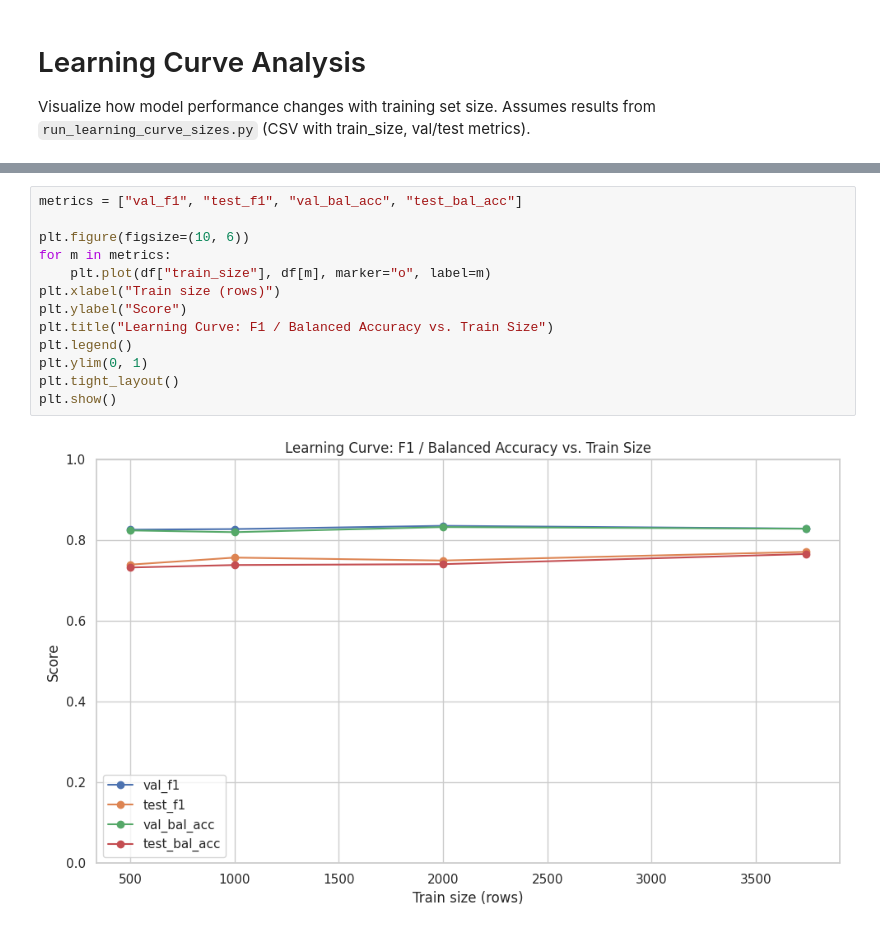
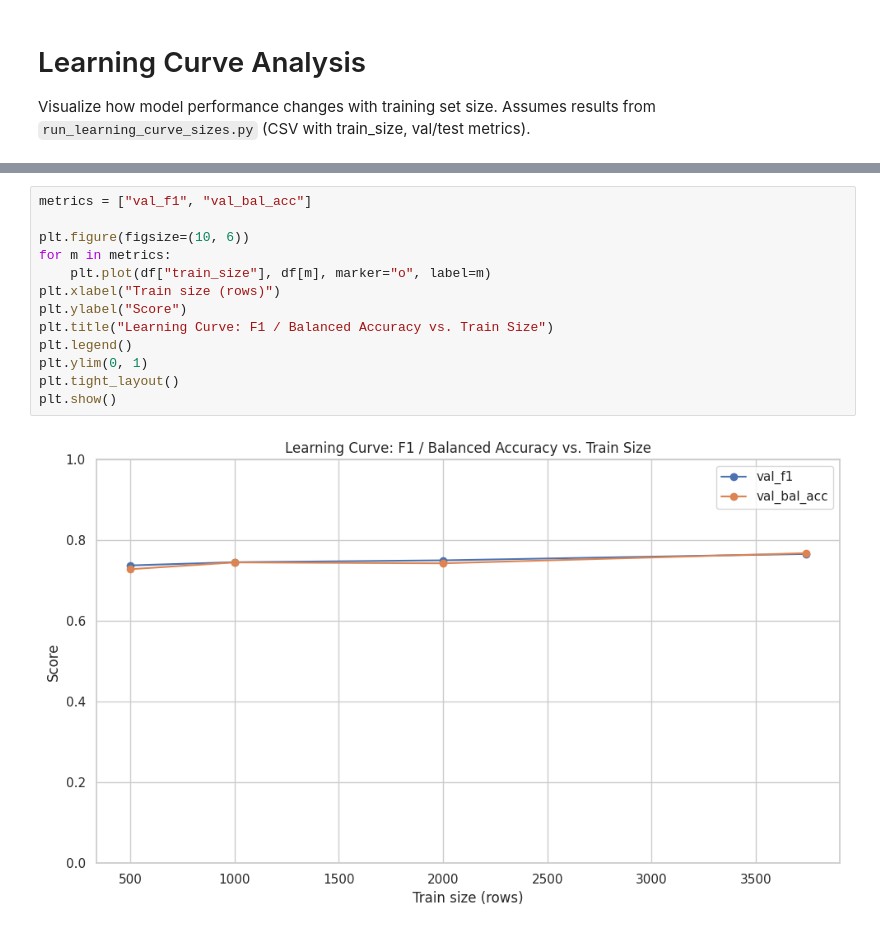
Before and after one commit to mcfiet/dl-project, a Jupyter notebook: scripts/learning_curve_analysis.ipynb, the cells around one changed output, grey strips where cells are left out. Saved outputs shown, nothing was run; the diff lists cells and outputs as text.

Commit message:
feat: run train set learnin curve

```diff
--- a/scripts/learning_curve_analysis.ipynb
+++ b/scripts/learning_curve_analysis.ipynb
@@ -36,19 +30,19 @@ print(f"Rows: {len(df)}; Train sizes: {df['train_size'].tolist()}")
 Rows: 4; Train sizes: [500, 1000, 2000, 3740]
 # %%
-metrics = ["val_f1", "test_f1", "val_bal_acc", "test_bal_acc"]
+metrics = ["val_f1", "val_bal_acc"]
 
 plt.figure(figsize=(10, 6))
 for m in metrics:
     plt.plot(df["train_size"], df[m], marker="o", label=m)
 plt.xlabel("Train size (rows)")
 plt.ylabel("Score")
 plt.title("Learning Curve: F1 / Balanced Accuracy vs. Train Size")
 plt.legend()
 plt.ylim(0, 1)
 plt.tight_layout()
 plt.show()
 # %% [output]
-[figure, old version]
+[figure, new version]
 # %%
 # If thresholds vary, inspect them
 if "threshold" in df.columns:
```
Also changed, not shown: parts of 2 cells of this notebook.
